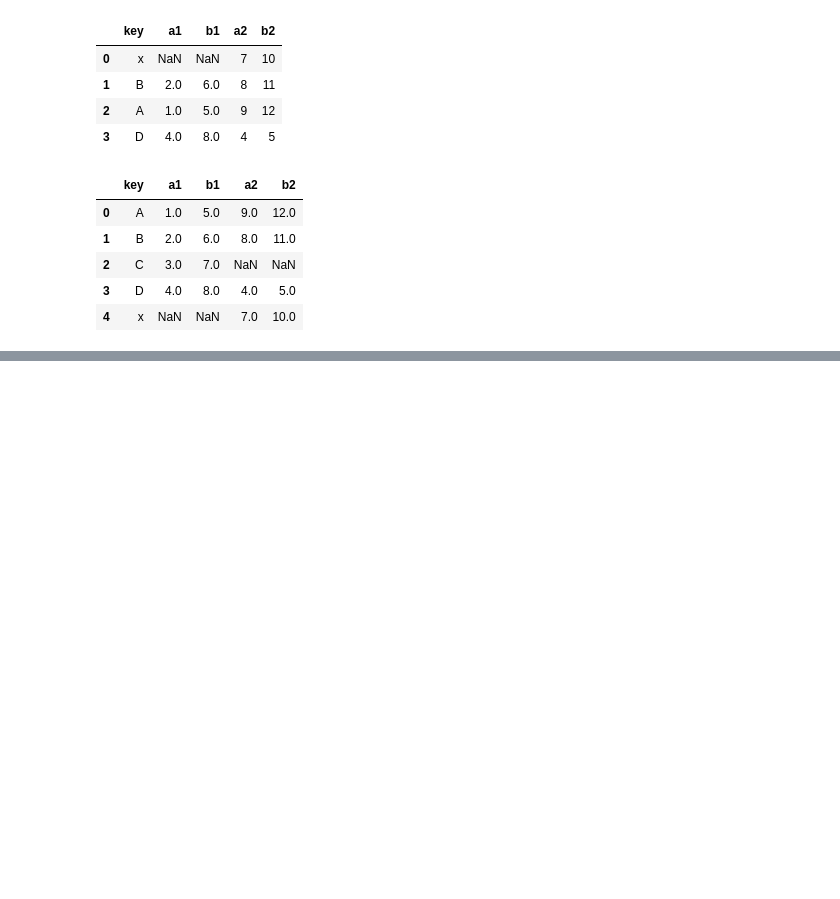
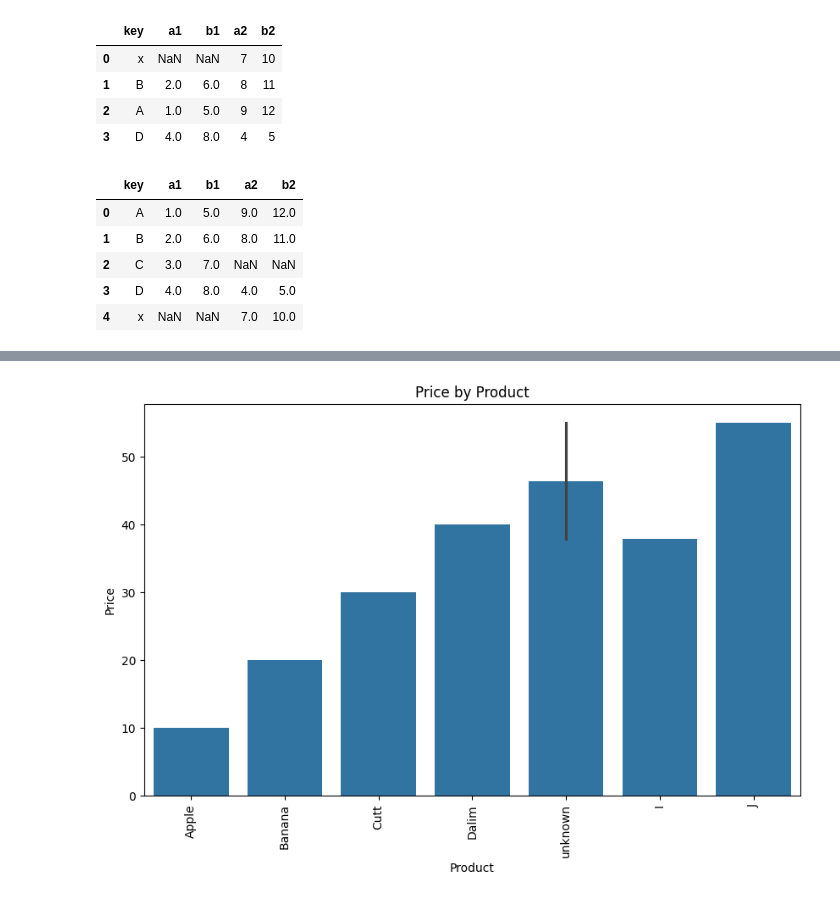
Before and after one commit to mdsamim1992hatia-cell/BMI-CAL, a Jupyter notebook: Untitled260.ipynb, the cells around one changed output, grey strips where cells are left out. Saved outputs shown, nothing was run; the diff lists cells and outputs as text; code cells hidden in the pictures; blank space fills up the shorter version.

```diff
--- a/Untitled260.ipynb
+++ b/Untitled260.ipynb
@@ -429,0 +812,10 @@ pd.merge(df1,df2,on='key',how='outer')
+# %%
+plt.figure(figsize=(10,6))
+sns.barplot(x='product',y='price',data=df)
+plt.xlabel('Product')
+plt.ylabel('Price')
+plt.title('Price by Product')
+plt.xticks(rotation=90)
+plt.show()
+# %% [output]
+[figure, added]
```
Also changed, not shown: parts of 61 cells of this notebook.
